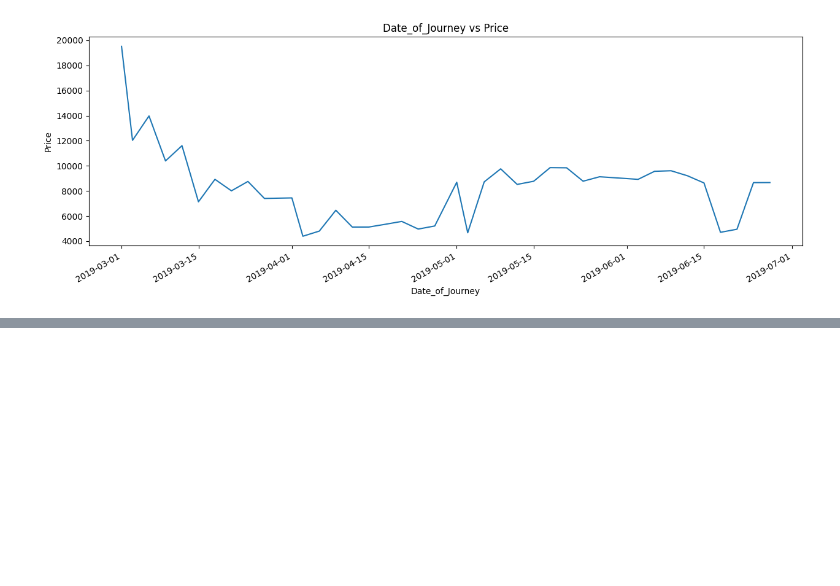
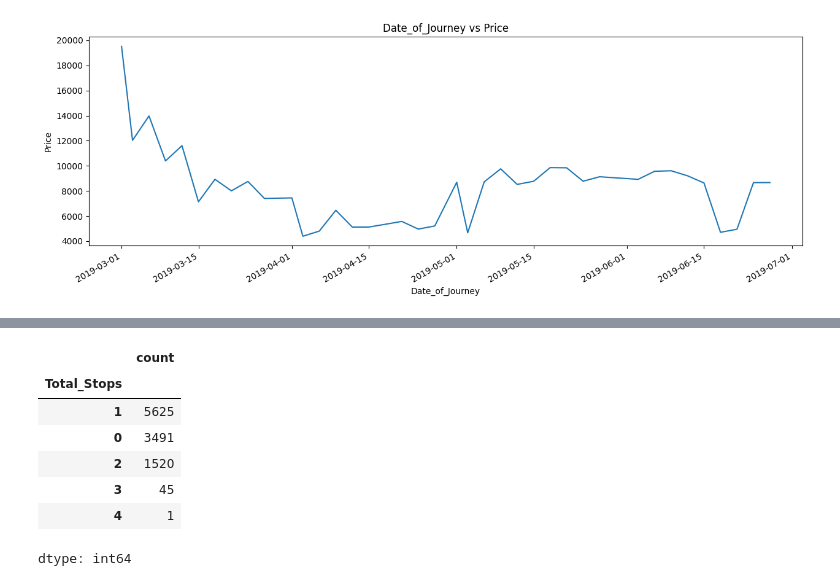
Before and after one commit to vinodvicki/Flight-Flare-predictions-, a Jupyter notebook: Untitled6.ipynb, the cells around one changed output, grey strips where cells are left out. Saved outputs shown, nothing was run; the diff lists cells and outputs as text; code cells hidden in the pictures; blank space fills up the shorter version.

```diff
--- a/Untitled6.ipynb
+++ b/Untitled6.ipynb
@@ -230,0 +253,12 @@ train_df.head(2)
+# %%
+#the above cell is coverting the no of stops in to numeric virables
+train_df.Total_Stops.value_counts()
+# %% [output]
+|  | count |
+| Total_Stops |  |
+| 1 | 5625 |
+| 0 | 3491 |
+| 2 | 1520 |
+| 3 | 45 |
+| 4 | 1 |
+dtype: int64
```
Also changed, not shown: parts of 6 cells of this notebook.
